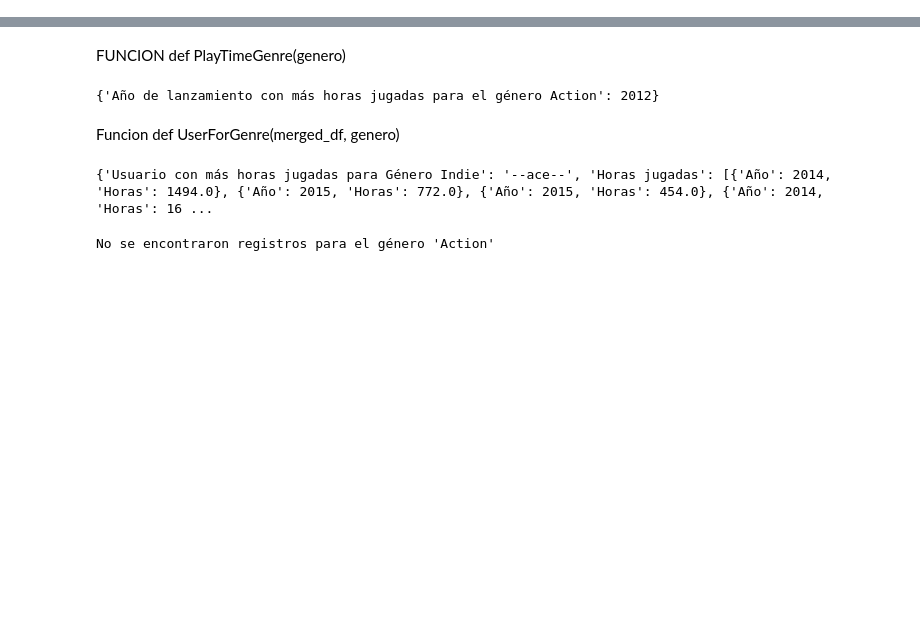
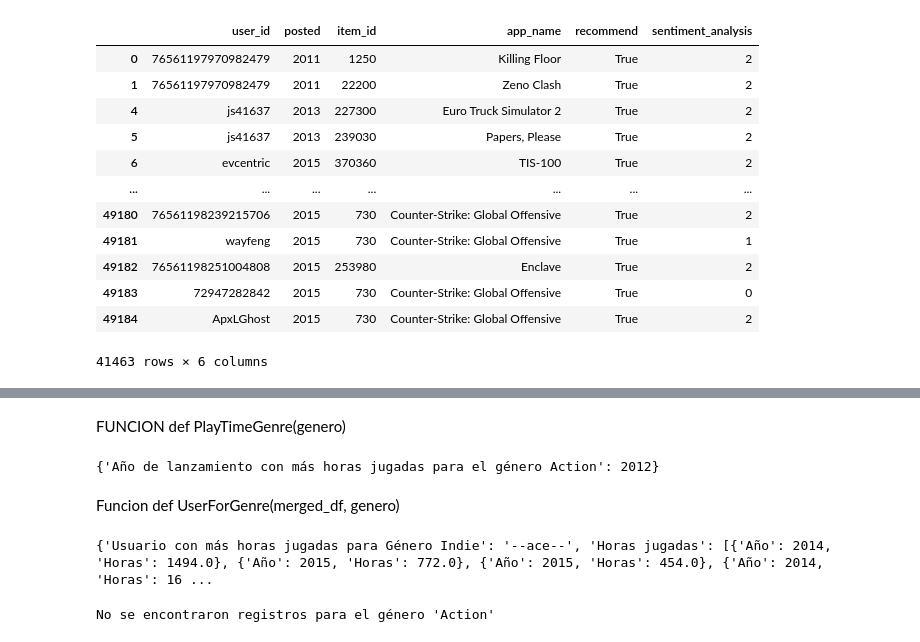
Before and after one commit to JLaurencioAJimenez/Proyecto_individual_1, a Jupyter notebook: Funciones/Funciones terminadas.ipynb, the cells around one changed output, grey strips where cells are left out. Drawn from its saved outputs; the diff is of its cells as text; code cells hidden in the pictures; blank space fills up the shorter version.

```diff
--- a/Funciones/Funciones terminadas.ipynb
+++ b/Funciones/Funciones terminadas.ipynb
@@ -9,2 +14,16 @@ UserForGenero=pd.read_csv("UserForGenero.csv")
 # %%
-reviews = reviews.dropna()
+reviews.dropna()
+# %% [output]
+|  | user_id | posted | item_id | app_name | recommend | sentiment_analysis |
+| 0 | 76561197970982479 | 2011 | 1250 | Killing Floor | True | 2 |
+| 1 | 76561197970982479 | 2011 | 22200 | Zeno Clash | True | 2 |
+| 4 | js41637 | 2013 | 227300 | Euro Truck Simulator 2 | True | 2 |
+| 5 | js41637 | 2013 | 239030 | Papers, Please | True | 2 |
+| 6 | evcentric | 2015 | 370360 | TIS-100 | True | 2 |
+| ... | ... | ... | ... | ... | ... | ... |
+| 49180 | 76561198239215706 | 2015 | 730 | Counter-Strike: Global Offensive | True | 2 |
+| 49181 | wayfeng | 2015 | 730 | Counter-Strike: Global Offensive | True | 1 |
+| 49182 | 76561198251004808 | 2015 | 253980 | Enclave | True | 2 |
+| 49183 | 72947282842 | 2015 | 730 | Counter-Strike: Global Offensive | True | 0 |
+| 49184 | ApxLGhost | 2015 | 730 | Counter-Strike: Global Offensive | True | 2 |
+41463 rows × 6 columns
```
Also changed, not shown: parts of 7 cells of this notebook, 11 other files.
